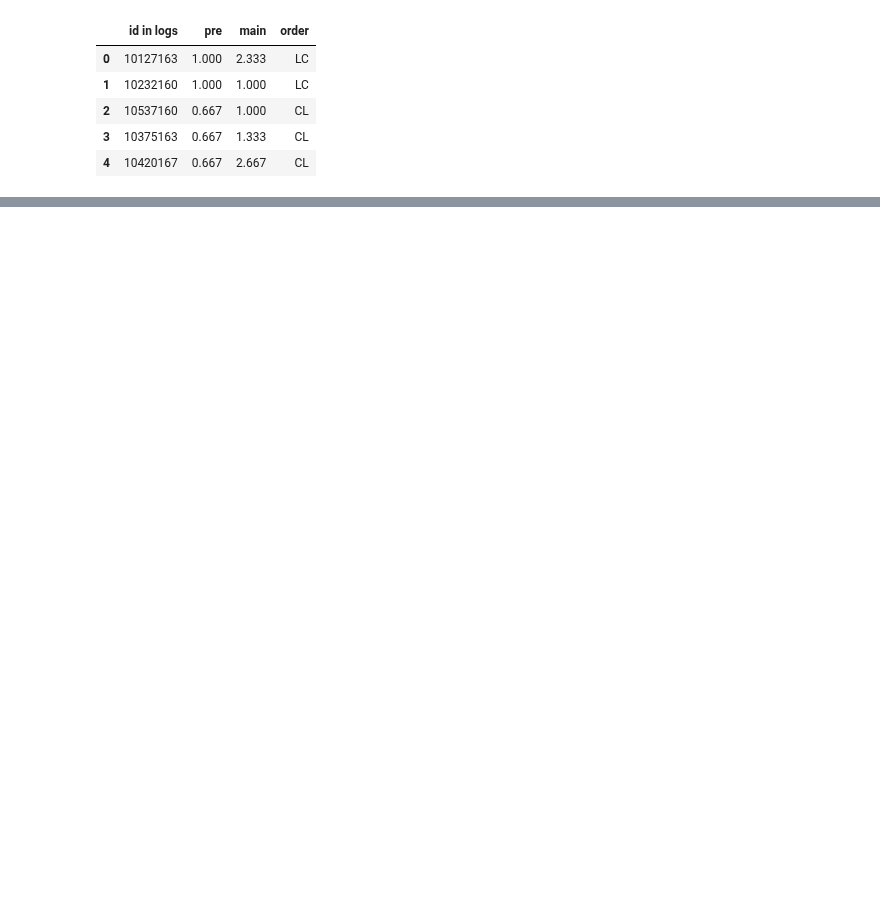
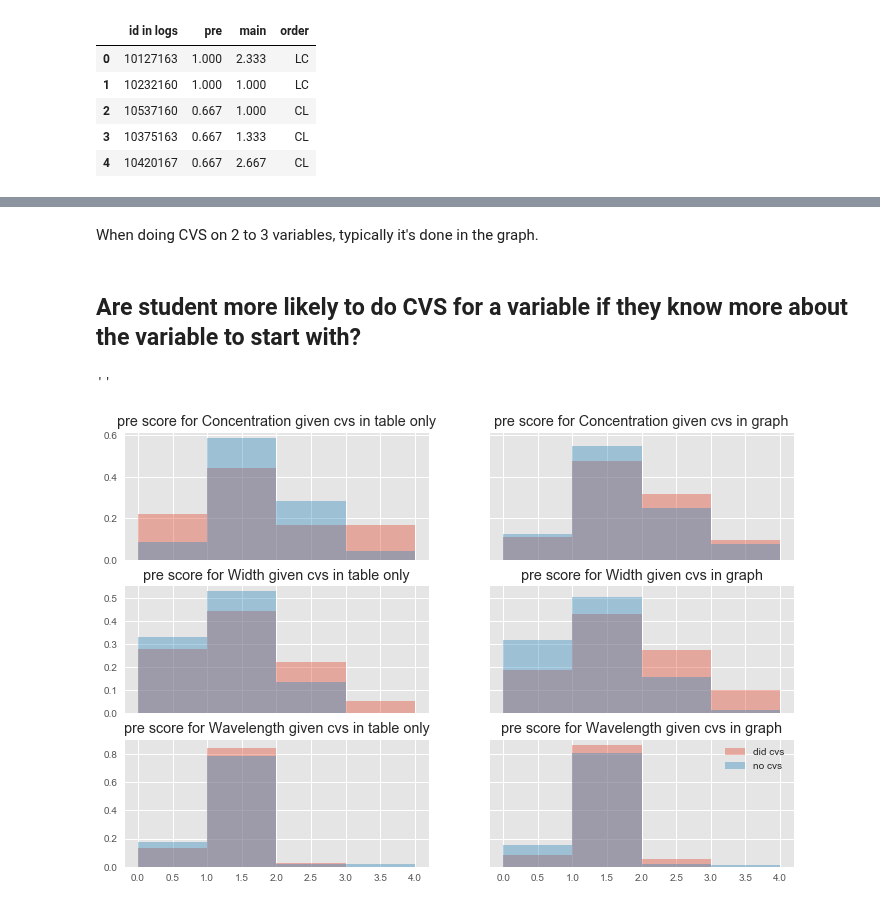
Before and after one commit to jmassall/inquiry_virtualLabs_study, a Jupyter notebook: analysis/worksheet_analysis_report.ipynb, the cells around one changed output, grey strips where cells are left out. Drawn from its saved outputs; the diff is of its cells as text; code cells hidden in the pictures; blank space fills up the shorter version.

```diff
--- a/analysis/worksheet_analysis_report.ipynb
+++ b/analysis/worksheet_analysis_report.ipynb
@@ -134,11 +158,0 @@ Overall, yes students learn. Mostly their scores improve for the quantitative va
-# %%
-# print "Mean sample size for each variable, excluding sample sizes of zero by activity order."
-p = [['','pre','main',"Mann Whitney U",'p-value']]
-for v in ['Concentration','Width','Wavelength','mean']:
-    pm = np.mean(pre[v].values)
-    ps = np.std(pre[v].values)
-    mm = np.mean(main[v].values)
-    ms = np.std(main[v].values)
-    mann,pv = mannwhitneyu(pre[v].values,main[v].values)
-    p.append([v,str(round(pm,2))+' +- '+str(round(ps,2)),str(round(m,2))+' +- '+str(round(ms,2)),mann,pv])
-print tabulate(p)
@@ -242,0 +251,27 @@ Perhaps because the main score really tests their inquiry skills. Possibly prior
+# %% [markdown]
+When doing CVS on 2 to 3 variables, typically it's done in the graph.
+# %% [markdown]
+## Are student more likely to do CVS for a variable if they know more about the variable to start with?
+# %%
+f, axes = plt.subplots(3, 2, sharex='col', sharey='row', figsize=(12,8))
+bins = [0,1,2,3,4]
+for i in range(3):
+    for j in range(2):
+        ax = axes[i][j]
+        v = ['Concentration','Width','Wavelength'][i]
+        t = ['table only','graph'][j]
+        if t == 'table only':
+            cvs = pre[pre['Student ID'].isin(table_cvs_df2[(table_cvs_df2[v]==1)&(graph_cvs_df2[v]==0)]['studentid'].values)][v]
+            nvs = pre[pre['Student ID'].isin(table_cvs_df2[(table_cvs_df2[v]==0)&(graph_cvs_df2[v]==0)]['studentid'].values)][v]
+        else:
+            cvs = pre[pre['Student ID'].isin(graph_cvs_df2[(graph_cvs_df2[v]==1)]['studentid'].values)][v]
+            nvs = pre[pre['Student ID'].isin(graph_cvs_df2[(graph_cvs_df2[v]==0)]['studentid'].values)][v]
+        sns.distplot(cvs,bins=bins,kde=False,norm_hist=True,label='did cvs', ax = ax)
+        sns.distplot(nvs,bins=bins,kde=False,norm_hist=True,label='no cvs', ax = ax)
+        ax.set_title('pre score for '+v+" given cvs in "+t)
+        ax.set_xlabel('')
+ax.legend()
+''
+# %% [output]
+''
+[figure, added]
```
Also changed, not shown: parts of 34 cells of this notebook, 14 other files.
